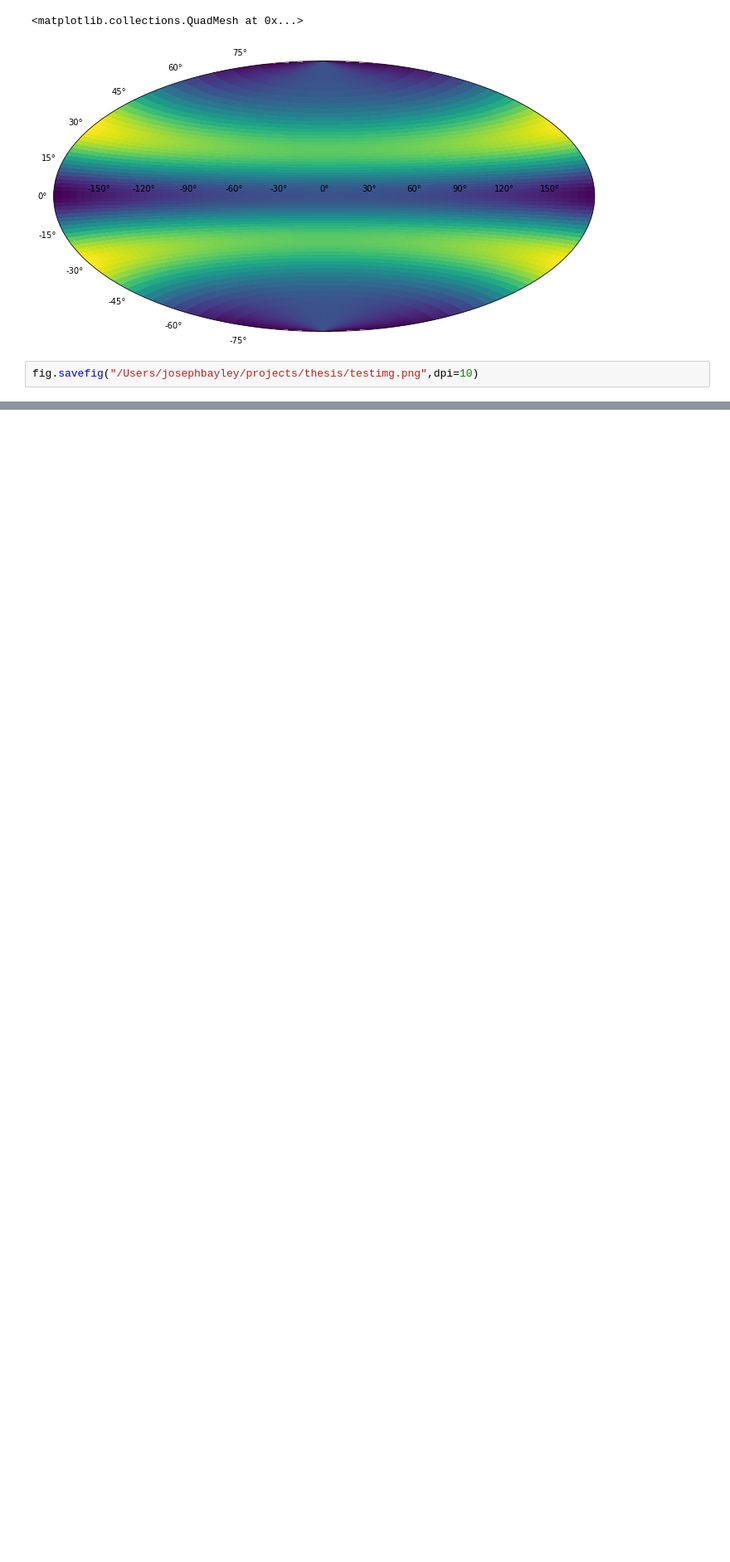
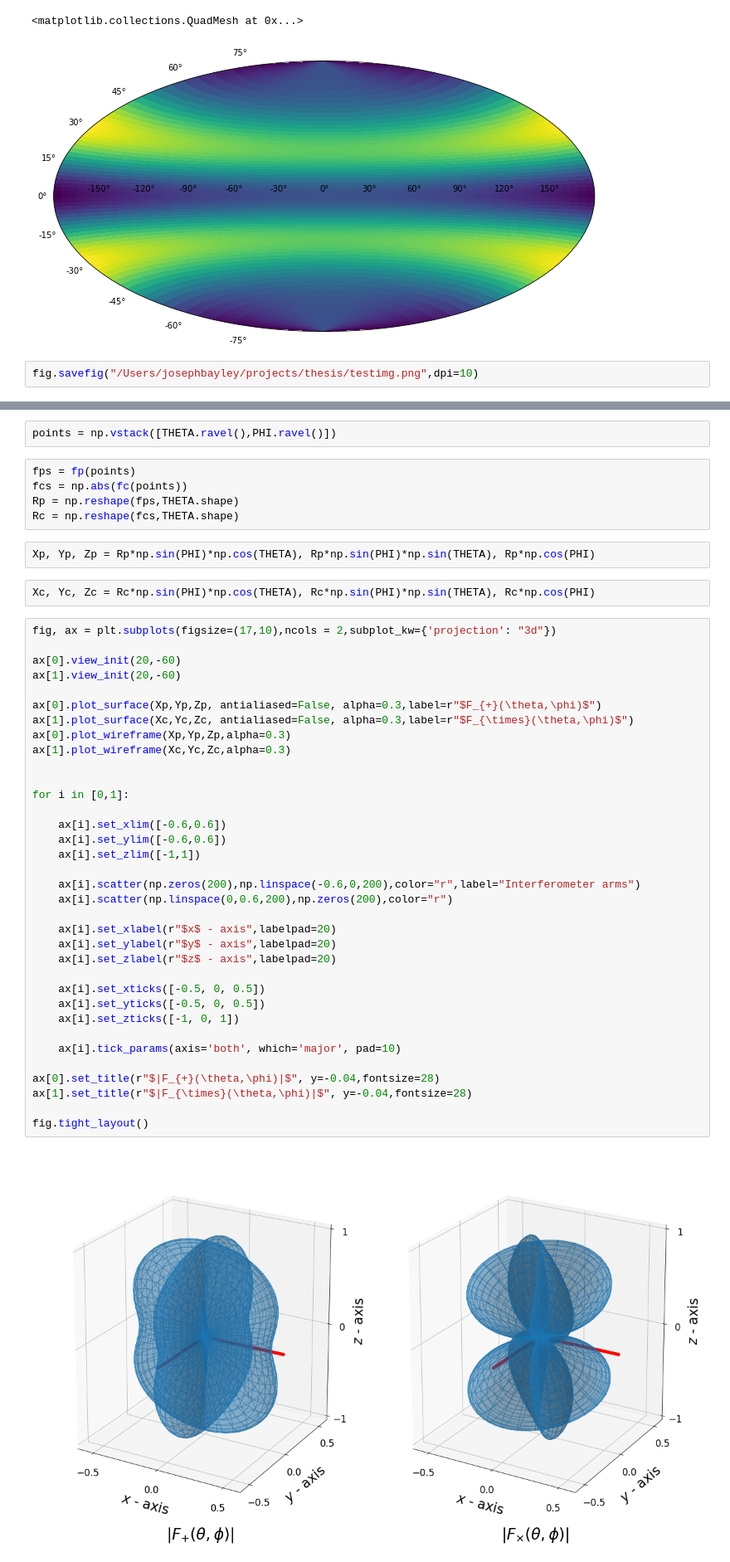
Before and after one commit to jcbayley/phd_thesis, a Jupyter notebook: notebooks/plot_antenna.ipynb, the cells around one changed output, grey strips where cells are left out. Shown at 83% size. Cells and saved outputs as stored; diff of their text form; blank space fills up the shorter version.

Commit message:
added more to parameter section/response derivation

```diff
--- a/notebooks/plot_antenna.ipynb
+++ b/notebooks/plot_antenna.ipynb
@@ -55,0 +65,48 @@ fig.savefig("/Users/josephbayley/projects/thesis/testimg.png",dpi=10)
+# %%
+points = np.vstack([THETA.ravel(),PHI.ravel()])
+# %%
+fps = fp(points)
+fcs = np.abs(fc(points))
+Rp = np.reshape(fps,THETA.shape)
+Rc = np.reshape(fcs,THETA.shape)
+# %%
+Xp, Yp, Zp = Rp*np.sin(PHI)*np.cos(THETA), Rp*np.sin(PHI)*np.sin(THETA), Rp*np.cos(PHI)
+# %%
+Xc, Yc, Zc = Rc*np.sin(PHI)*np.cos(THETA), Rc*np.sin(PHI)*np.sin(THETA), Rc*np.cos(PHI)
+# %%
+fig, ax = plt.subplots(figsize=(17,10),ncols = 2,subplot_kw={'projection': "3d"})
+
+ax[0].view_init(20,-60)
+ax[1].view_init(20,-60)
+
+ax[0].plot_surface(Xp,Yp,Zp, antialiased=False, alpha=0.3,label=r"$F_{+}(\theta,\phi)$")
+ax[1].plot_surface(Xc,Yc,Zc, antialiased=False, alpha=0.3,label=r"$F_{\times}(\theta,\phi)$")
+ax[0].plot_wireframe(Xp,Yp,Zp,alpha=0.3)
+ax[1].plot_wireframe(Xc,Yc,Zc,alpha=0.3)
+
+
+for i in [0,1]:
+
+    ax[i].set_xlim([-0.6,0.6])
+    ax[i].set_ylim([-0.6,0.6])
+    ax[i].set_zlim([-1,1])
+
+    ax[i].scatter(np.zeros(200),np.linspace(-0.6,0,200),color="r",label="Interferometer arms")
+    ax[i].scatter(np.linspace(0,0.6,200),np.zeros(200),color="r")
+
+    ax[i].set_xlabel(r"$x$ - axis",labelpad=20)
+    ax[i].set_ylabel(r"$y$ - axis",labelpad=20)
+    ax[i].set_zlabel(r"$z$ - axis",labelpad=20)
+
+    ax[i].set_xticks([-0.5, 0, 0.5])
+    ax[i].set_yticks([-0.5, 0, 0.5])
+    ax[i].set_zticks([-1, 0, 1])
+
+    ax[i].tick_params(axis='both', which='major', pad=10)
+
+ax[0].set_title(r"$|F_{+}(\theta,\phi)|$", y=-0.04,fontsize=28)
+ax[1].set_title(r"$|F_{\times}(\theta,\phi)|$", y=-0.04,fontsize=28)
+
+fig.tight_layout()
+# %% [output]
+[figure, added]
```
Also changed, not shown: parts of 5 cells of this notebook, 11 other files.
